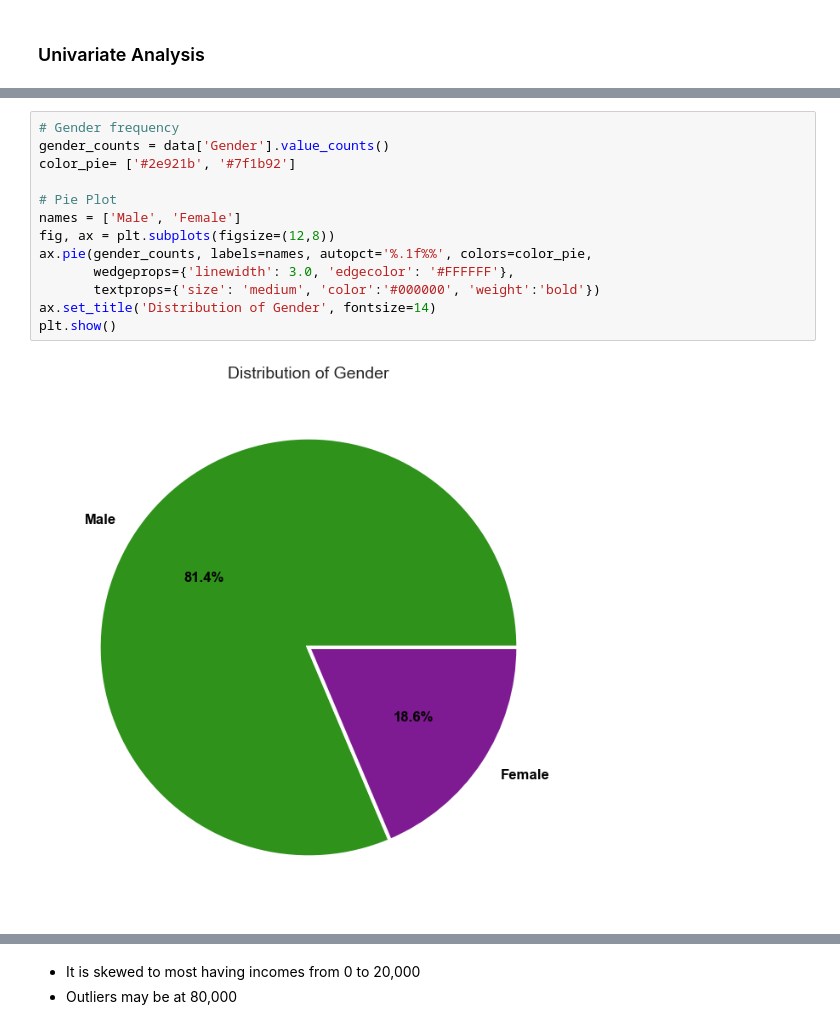
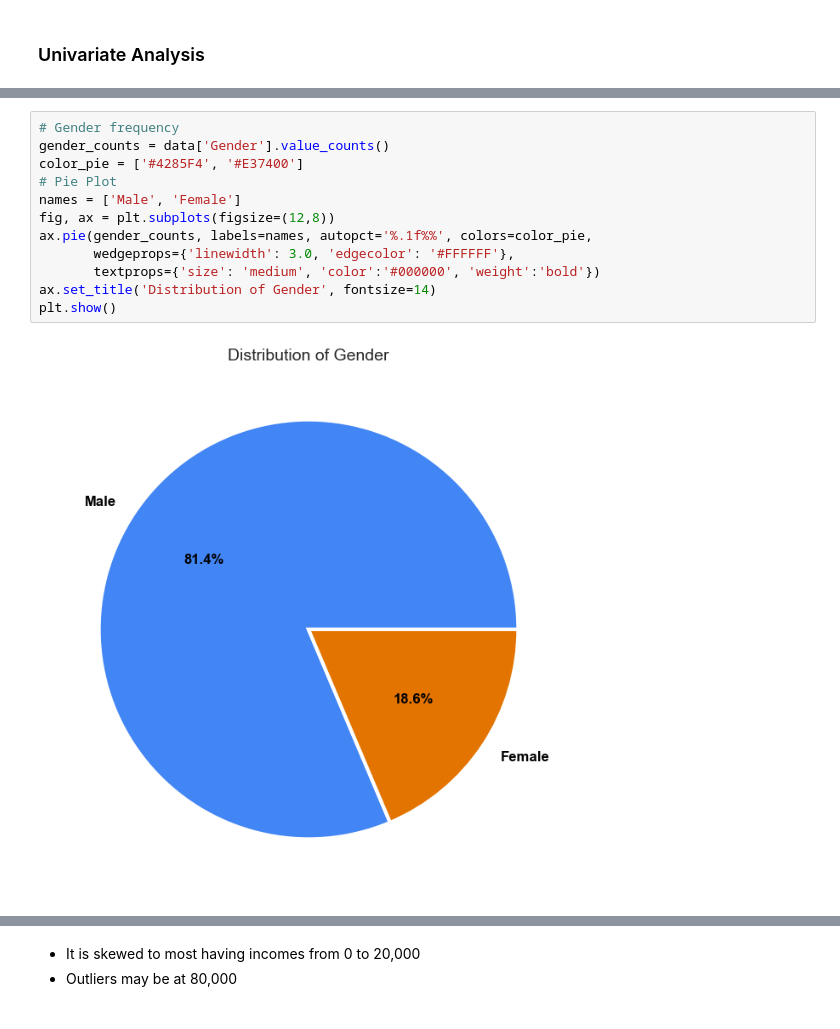
Before and after one commit to EdwinNgui/SmartLoans, a Jupyter notebook: backend/notebooks/analysis.ipynb, the cells around one changed output, grey strips where cells are left out. Drawn from its saved outputs; the diff is of its cells as text.

```diff
--- a/backend/notebooks/analysis.ipynb
+++ b/backend/notebooks/analysis.ipynb
@@ -206,18 +210,17 @@ plot_data(data, 'Loan_Status', plot_type='count')
 # %%
 # Gender frequency
 gender_counts = data['Gender'].value_counts()
-color_pie= ['#2e921b', '#7f1b92']
-
+color_pie = ['#4285F4', '#E37400']
 # Pie Plot
 names = ['Male', 'Female']
 fig, ax = plt.subplots(figsize=(12,8))
 ax.pie(gender_counts, labels=names, autopct='%.1f%%', colors=color_pie,
        wedgeprops={'linewidth': 3.0, 'edgecolor': '#FFFFFF'},
        textprops={'size': 'medium', 'color':'#000000', 'weight':'bold'})
 ax.set_title('Distribution of Gender', fontsize=14)
 plt.show()
 # %% [output]
-[figure, old version]
+[figure, new version]
 # %%
 plot_data(data, 'Married', plot_type='count')
 # %% [output]
```
Also changed, not shown: parts of 53 cells of this notebook, 1 other file.
